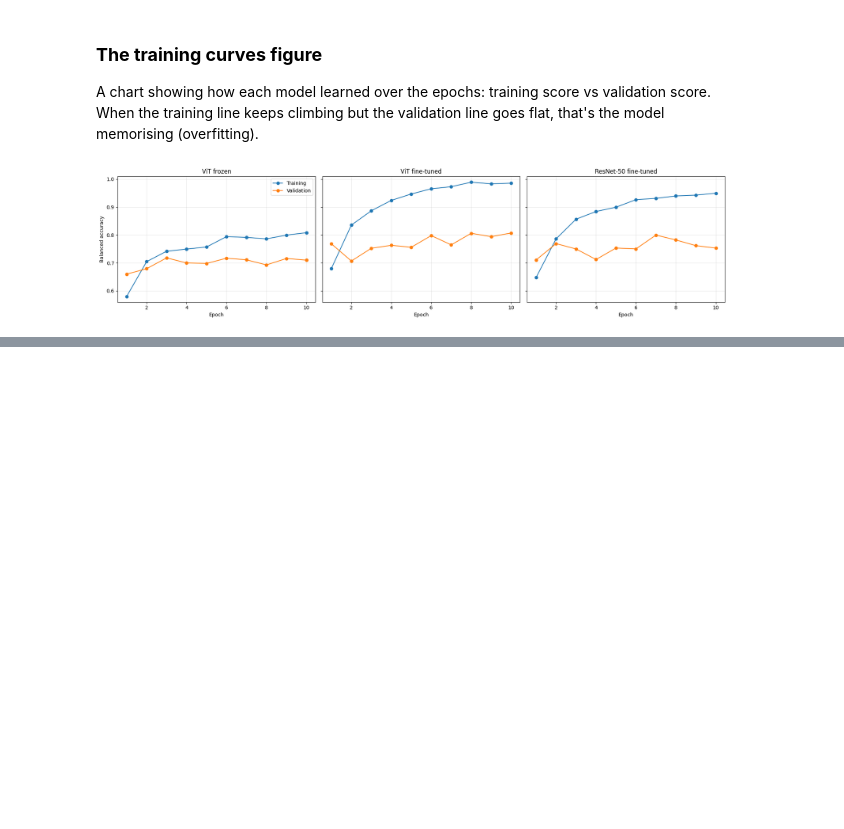
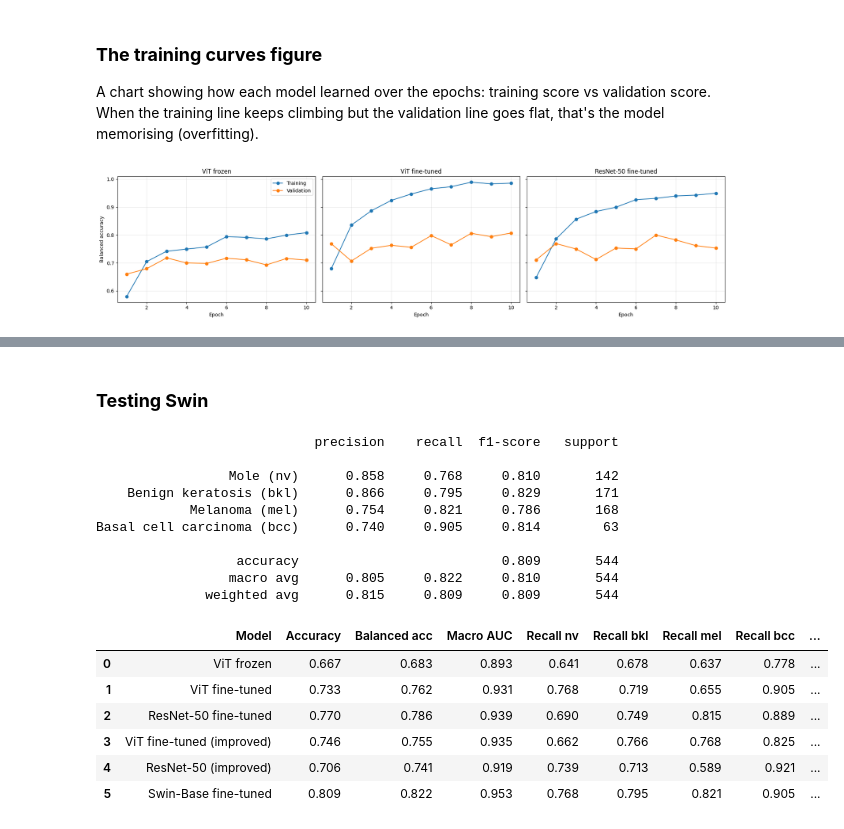
Before and after one commit to Lornatt88/maai901-vision-project, a Jupyter notebook: notebooks/02_training.ipynb, the cells around one changed output, grey strips where cells are left out. Cells and saved outputs as stored; diff of their text form; code cells hidden in the pictures; blank space fills up the shorter version.

```diff
--- a/notebooks/02_training.ipynb
+++ b/notebooks/02_training.ipynb
@@ -759,0 +764,18 @@ plt.show()
+# %%
+torch.cuda.empty_cache()
+
+from transformers import AutoModelForImageClassification
+
+swin_norm = ([0.485, 0.456, 0.406], [0.229, 0.224, 0.225])
+train_loader, val_loader, test_loader = make_loaders(*swin_norm, batch_size=16)
+
+swin = AutoModelForImageClassification.from_pretrained(
+    "microsoft/swin-base-patch4-window7-224",
+    num_labels=4,
+    ignore_mismatched_sizes=True,
+)
+
+trainable = sum(p.numel() for p in swin.parameters() if p.requires_grad)
+print(f"Trainable settings: {trainable:,}")
+
+swin = train_model(swin, train_loader, val_loader, lr=2e-5, epochs=10, name="swin_finetuned")
@@ -759,0 +807,62 @@ plt.show()
+# %% [markdown]
+### **Testing Swin**
+# %%
+import torch.nn.functional as F
+from sklearn.metrics import (accuracy_score, balanced_accuracy_score, recall_score,
+                             roc_auc_score, classification_report)
+
+def get_probs(model, loader):
+    model.eval()
+    probs, trues = [], []
+    with torch.no_grad():
+        for x, y in loader:
+            out = model(x.to(device))
+            if hasattr(out, "logits"):
+                out = out.logits
+            probs.append(F.softmax(out, dim=1).cpu())
+            trues += y.tolist()
+    return torch.cat(probs).numpy(), np.array(trues)
+
+names = ["Mole (nv)", "Benign keratosis (bkl)", "Melanoma (mel)", "Basal cell carcinoma (bcc)"]
+
+swin_probs, swin_trues = get_probs(swin, test_loader)
+np.save(os.path.join(save_dir, "swin_test_probs.npy"), swin_probs)
+swin_preds = swin_probs.argmax(1)
+
+rec = recall_score(swin_trues, swin_preds, average=None)
+cancer = np.isin(swin_trues, [2, 3])
+row = {
+    "Model": "Swin-Base fine-tuned",
+    "Accuracy": accuracy_score(swin_trues, swin_preds),
+    "Balanced acc": balanced_accuracy_score(swin_trues, swin_preds),
+    "Macro AUC": roc_auc_score(swin_trues, swin_probs, multi_class="ovr", average="macro"),
+    "Recall nv": rec[0], "Recall bkl": rec[1],
+    "Recall mel": rec[2], "Recall bcc": rec[3],
+    "Cancer caught": np.isin(swin_preds[cancer], [2, 3]).mean(),
+}
+
+print(classification_report(swin_trues, swin_preds, target_names=names, digits=3))
+
+all_results = pd.read_csv(os.path.join(save_dir, "test_results_all.csv"))
+all_results = all_results[all_results["Model"] != "Swin-Base fine-tuned"]
+all_results = pd.concat([all_results, pd.DataFrame([row])], ignore_index=True).round(3)
+all_results.to_csv(os.path.join(save_dir, "test_results_all.csv"), index=False)
+display(all_results)
+# %% [output]
+                            precision    recall  f1-score   support
+
+                 Mole (nv)      0.858     0.768     0.810       142
+    Benign keratosis (bkl)      0.866     0.795     0.829       171
+            Melanoma (mel)      0.754     0.821     0.786       168
+Basal cell carcinoma (bcc)      0.740     0.905     0.814        63
+
+                  accuracy                          0.809       544
+                 macro avg      0.805     0.822     0.810       544
+              weighted avg      0.815     0.809     0.809       544
+|  | Model | Accuracy | Balanced acc | Macro AUC | Recall nv | Recall bkl | Recall mel | Recall bcc | ... |
+| 0 | ViT frozen | 0.667 | 0.683 | 0.893 | 0.641 | 0.678 | 0.637 | 0.778 | ... |
+| 1 | ViT fine-tuned | 0.733 | 0.762 | 0.931 | 0.768 | 0.719 | 0.655 | 0.905 | ... |
+| 2 | ResNet-50 fine-tuned | 0.770 | 0.786 | 0.939 | 0.690 | 0.749 | 0.815 | 0.889 | ... |
+| 3 | ViT fine-tuned (improved) | 0.746 | 0.755 | 0.935 | 0.662 | 0.766 | 0.768 | 0.825 | ... |
+| 4 | ResNet-50 (improved) | 0.706 | 0.741 | 0.919 | 0.739 | 0.713 | 0.589 | 0.921 | ... |
+| 5 | Swin-Base fine-tuned | 0.809 | 0.822 | 0.953 | 0.768 | 0.795 | 0.821 | 0.905 | ... |
```
Also changed, not shown: parts of 11 cells of this notebook.
